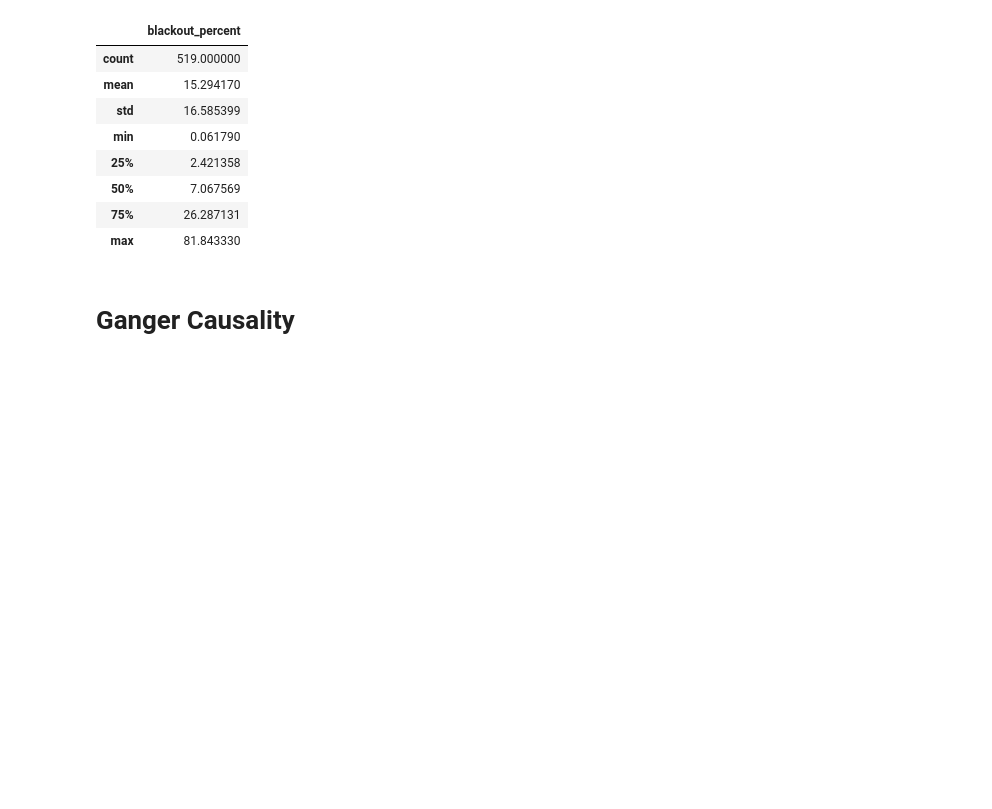
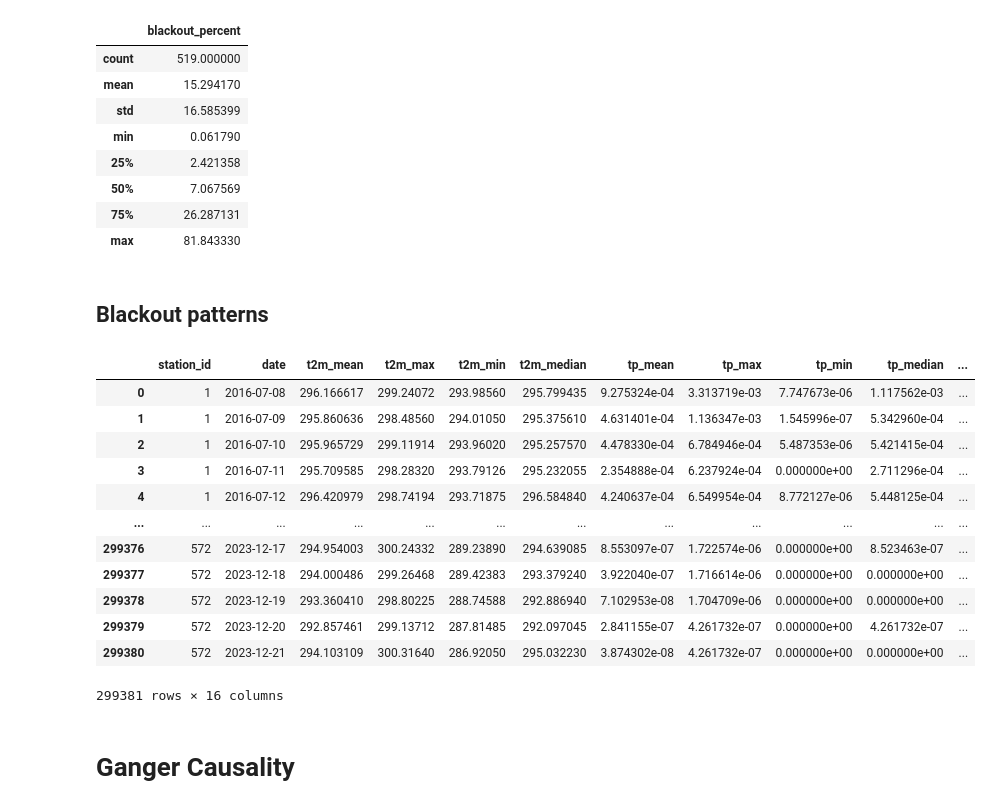
Before and after one commit to jesuslovesyiyi/Resilient_energy_network, a Jupyter notebook: current/10_Explore&Viz.ipynb, the cells around one changed output. Cells and saved outputs as stored; diff of their text form; code cells hidden in the pictures; blank space fills up the shorter version.

```diff
--- a/current/10_Explore&Viz.ipynb
+++ b/current/10_Explore&Viz.ipynb
@@ -224,6 +239,28 @@ station_blackout_percent.describe()
 | 50% | 7.067569 |
 | 75% | 26.287131 |
 | max | 81.843330 |
+# %% [markdown]
+## Blackout patterns
+# %%
+# Daily percet blackout dataframe
+daily_ESMI = pd.read_csv('/Users/yiyi/Library/CloudStorage/OneDrive-GeorgiaInstituteofTechnology(2)/Research/Energy_resilience/01_data/processed/csv/daily_519station_13weather.csv',
+                         index_col=0)
+
+daily_ESMI
+# %% [output]
+|  | station_id | date | t2m_mean | t2m_max | t2m_min | t2m_median | tp_mean | tp_max | tp_min | tp_median | ... |
+| 0 | 1 | 2016-07-08 | 296.166617 | 299.24072 | 293.98560 | 295.799435 | 9.275324e-04 | 3.313719e-03 | 7.747673e-06 | 1.117562e-03 | ... |
+| 1 | 1 | 2016-07-09 | 295.860636 | 298.48560 | 294.01050 | 295.375610 | 4.631401e-04 | 1.136347e-03 | 1.545996e-07 | 5.342960e-04 | ... |
+| 2 | 1 | 2016-07-10 | 295.965729 | 299.11914 | 293.96020 | 295.257570 | 4.478330e-04 | 6.784946e-04 | 5.487353e-06 | 5.421415e-04 | ... |
+| 3 | 1 | 2016-07-11 | 295.709585 | 298.28320 | 293.79126 | 295.232055 | 2.354888e-04 | 6.237924e-04 | 0.000000e+00 | 2.711296e-04 | ... |
+| 4 | 1 | 2016-07-12 | 296.420979 | 298.74194 | 293.71875 | 296.584840 | 4.240637e-04 | 6.549954e-04 | 8.772127e-06 | 5.448125e-04 | ... |
+| ... | ... | ... | ... | ... | ... | ... | ... | ... | ... | ... | ... |
+| 299376 | 572 | 2023-12-17 | 294.954003 | 300.24332 | 289.23890 | 294.639085 | 8.553097e-07 | 1.722574e-06 | 0.000000e+00 | 8.523463e-07 | ... |
+| 299377 | 572 | 2023-12-18 | 294.000486 | 299.26468 | 289.42383 | 293.379240 | 3.922040e-07 | 1.716614e-06 | 0.000000e+00 | 0.000000e+00 | ... |
+| 299378 | 572 | 2023-12-19 | 293.360410 | 298.80225 | 288.74588 | 292.886940 | 7.102953e-08 | 1.704709e-06 | 0.000000e+00 | 0.000000e+00 | ... |
+| 299379 | 572 | 2023-12-20 | 292.857461 | 299.13712 | 287.81485 | 292.097045 | 2.841155e-07 | 4.261732e-07 | 0.000000e+00 | 4.261732e-07 | ... |
+| 299380 | 572 | 2023-12-21 | 294.103109 | 300.31640 | 286.92050 | 295.032230 | 3.874302e-08 | 4.261732e-07 | 0.000000e+00 | 0.000000e+00 | ... |
+299381 rows × 16 columns
 # %% [markdown]
 # Ganger Causality
 # %% [markdown]
```
Also changed, not shown: parts of 2 cells of this notebook, 1 other file.
